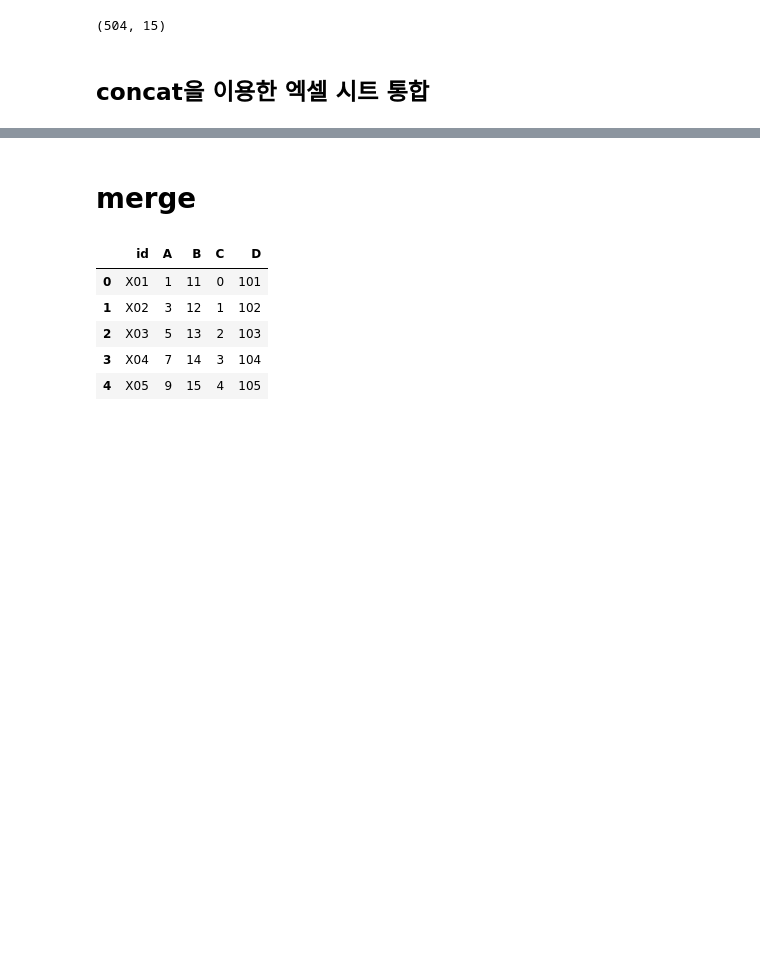
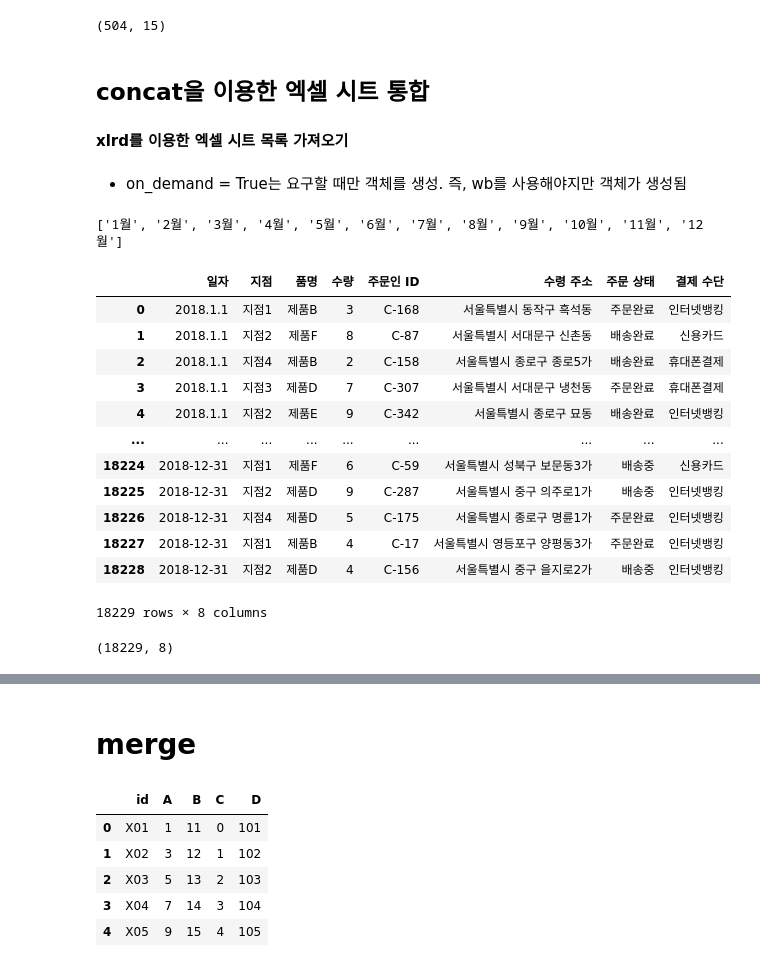
Before and after one commit to psuny1116/python-, a Jupyter notebook: concat, merge, join, os.listdir.ipynb, the cells around one changed output, grey strips where cells are left out. Cells and saved outputs as stored; diff of their text form; code cells hidden in the pictures; blank space fills up the shorter version.

```diff
--- a/concat, merge, join, os.listdir.ipynb
+++ b/concat, merge, join, os.listdir.ipynb
@@ -207,3 +207,5 @@ merged_df2.shape
 (504, 15)
 # %% [markdown]
 ## concat을 이용한 엑셀 시트 통합
+
+#### xlrd를 이용한 엑셀 시트 목록 가져오기
@@ -209,0 +214,40 @@ merged_df2.shape
+# %%
+wb = xlrd.open_workbook('월별매출데이터.xlsx', on_demand = True)
+# %% [markdown]
+- on_demand = True는 요구할 때만 객체를 생성. 즉, wb를 사용해야지만 객체가 생성됨
+# %%
+sheetnames = wb.sheet_names()
+sheetnames
+# %% [output]
+['1월', '2월', '3월', '4월', '5월', '6월', '7월', '8월', '9월', '10월', '11월', '12월']
+# %%
+# 1. for문을 이용한 통합
+
+merged_df = pd.DataFrame()
+
+for sn in sheetnames:
+
+    # 엑셀 기준 a열은 비어있고, 1~6행은 필요없는 데이터
+    df = pd.read_excel('월별매출데이터.xlsx', sheet_name = sn, skiprows = range(6))
+    df = df.iloc[:, 1:]
+    merged_df = pd.concat([merged_df, df], axis = 0, ignore_index = True)
+
+merged_df
+# %% [output]
+|  | 일자 | 지점 | 품명 | 수량 | 주문인 ID | 수령 주소 | 주문 상태 | 결제 수단 |
+| 0 | 2018.1.1 | 지점1 | 제품B | 3 | C-168 | 서울특별시 동작구 흑석동 | 주문완료 | 인터넷뱅킹 |
+| 1 | 2018.1.1 | 지점2 | 제품F | 8 | C-87 | 서울특별시 서대문구 신촌동 | 배송완료 | 신용카드 |
+| 2 | 2018.1.1 | 지점4 | 제품B | 2 | C-158 | 서울특별시 종로구 종로5가 | 배송완료 | 휴대폰결제 |
+| 3 | 2018.1.1 | 지점3 | 제품D | 7 | C-307 | 서울특별시 서대문구 냉천동 | 주문완료 | 휴대폰결제 |
+| 4 | 2018.1.1 | 지점2 | 제품E | 9 | C-342 | 서울특별시 종로구 묘동 | 배송완료 | 인터넷뱅킹 |
+| ... | ... | ... | ... | ... | ... | ... | ... | ... |
+| 18224 | 2018-12-31 | 지점1 | 제품F | 6 | C-59 | 서울특별시 성북구 보문동3가 | 배송중 | 신용카드 |
+| 18225 | 2018-12-31 | 지점2 | 제품D | 9 | C-287 | 서울특별시 중구 의주로1가 | 배송중 | 인터넷뱅킹 |
+| 18226 | 2018-12-31 | 지점4 | 제품D | 5 | C-175 | 서울특별시 종로구 명륜1가 | 주문완료 | 인터넷뱅킹 |
+| 18227 | 2018-12-31 | 지점1 | 제품B | 4 | C-17 | 서울특별시 영등포구 양평동3가 | 주문완료 | 인터넷뱅킹 |
+| 18228 | 2018-12-31 | 지점2 | 제품D | 4 | C-156 | 서울특별시 중구 을지로2가 | 배송중 | 인터넷뱅킹 |
+18229 rows × 8 columns
+# %%
+merged_df.shape
+# %% [output]
+(18229, 8)
```
Also changed, not shown: parts of 3 cells of this notebook.
